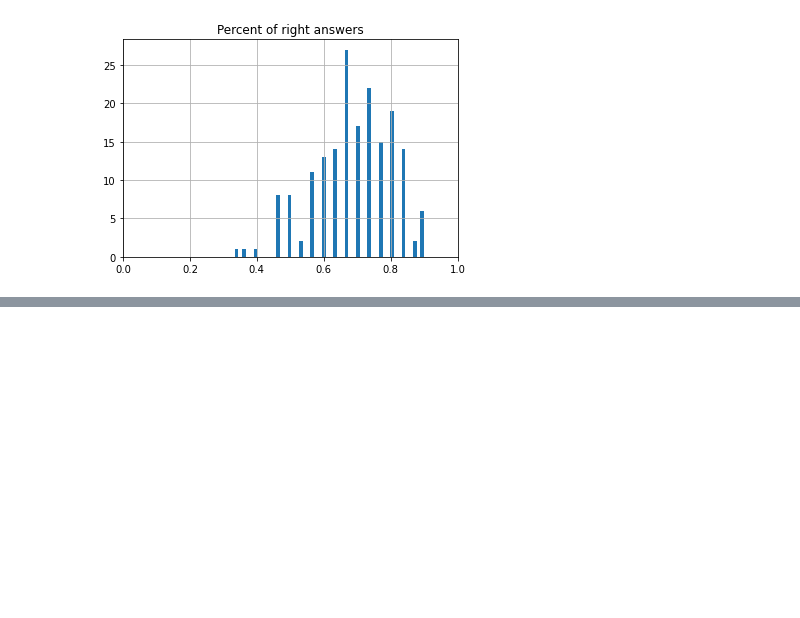
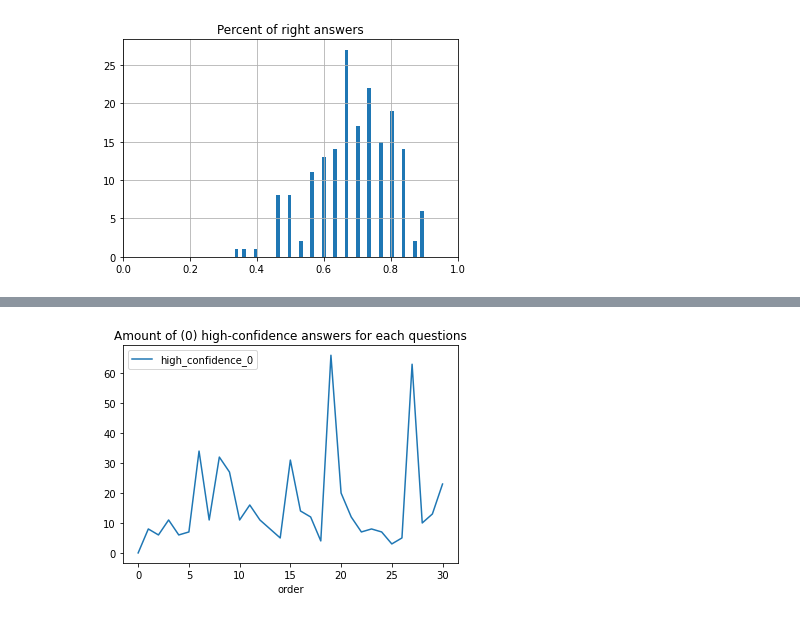
Before and after one commit to MatanSolomon01/097400-Final-Project, a Jupyter notebook: Data exploration.ipynb, the cells around one changed output, grey strips where cells are left out. Cells and saved outputs as stored; diff of their text form; code cells hidden in the pictures; blank space fills up the shorter version.

```diff
--- a/Data exploration.ipynb
+++ b/Data exploration.ipynb
@@ -122,0 +160,10 @@ data.head(3)
+# %%
+high_confidence_threshold = 0
+t = data[['order']].copy()
+t[f'high_confidence_{high_confidence_threshold}'] = pd.DataFrame([data['user_sub_val'], 100 - data['user_sub_val']]).min(axis=0) <= high_confidence_threshold
+t.groupby('order').sum().plot()
+plt.title(f"Amount of ({high_confidence_threshold}) high-confidence answers for each questions")
+plt.savefig("plots/" + plt.gcf().axes[0].get_title())
+plt.show()
+# %% [output]
+[figure, added]
```
Also changed, not shown: parts of 8 cells of this notebook, 6 other files.
